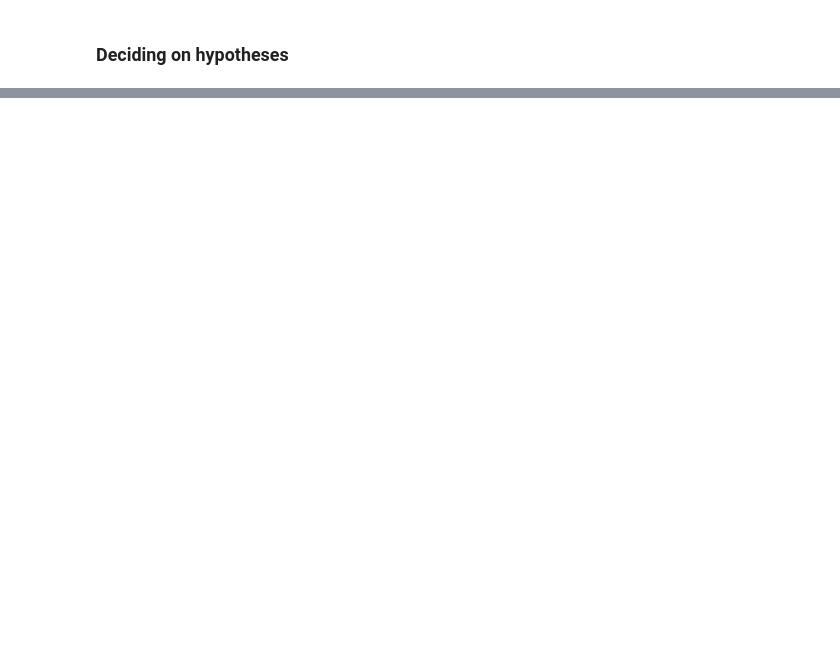
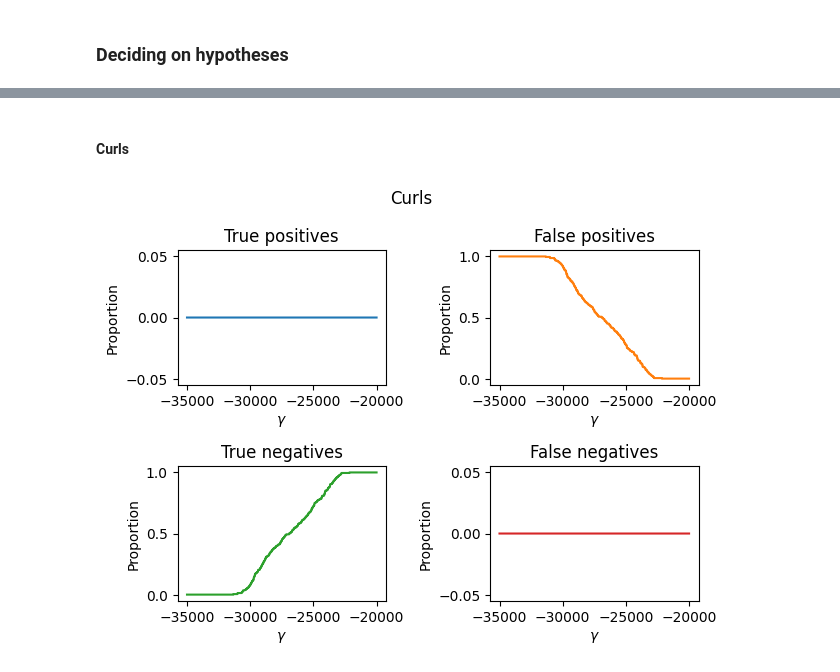
Before and after one commit to sjb296/linear-motion-detection, a Jupyter notebook: main.ipynb, the cells around one changed output, grey strips where cells are left out. Cells and saved outputs as stored; diff of their text form; code cells hidden in the pictures; blank space fills up the shorter version.

```diff
--- a/main.ipynb
+++ b/main.ipynb
@@ -485,0 +561,14 @@ gammas, true_pos_arr, false_pos_arr, true_neg_arr, false_neg_arr, hyp_sets = (
+# %% [markdown]
+#### Curls
+# %%
+# Plot metrics for curls
+t = plt.suptitle("Curls")
+plot_class_metrics(
+    curl_gammas,
+    curl_true_pos_arr,
+    curl_false_pos_arr,
+    curl_true_neg_arr,
+    curl_false_neg_arr,
+)
+# %% [output]
+[figure, added]
```
Also changed, not shown: parts of 13 cells of this notebook.
